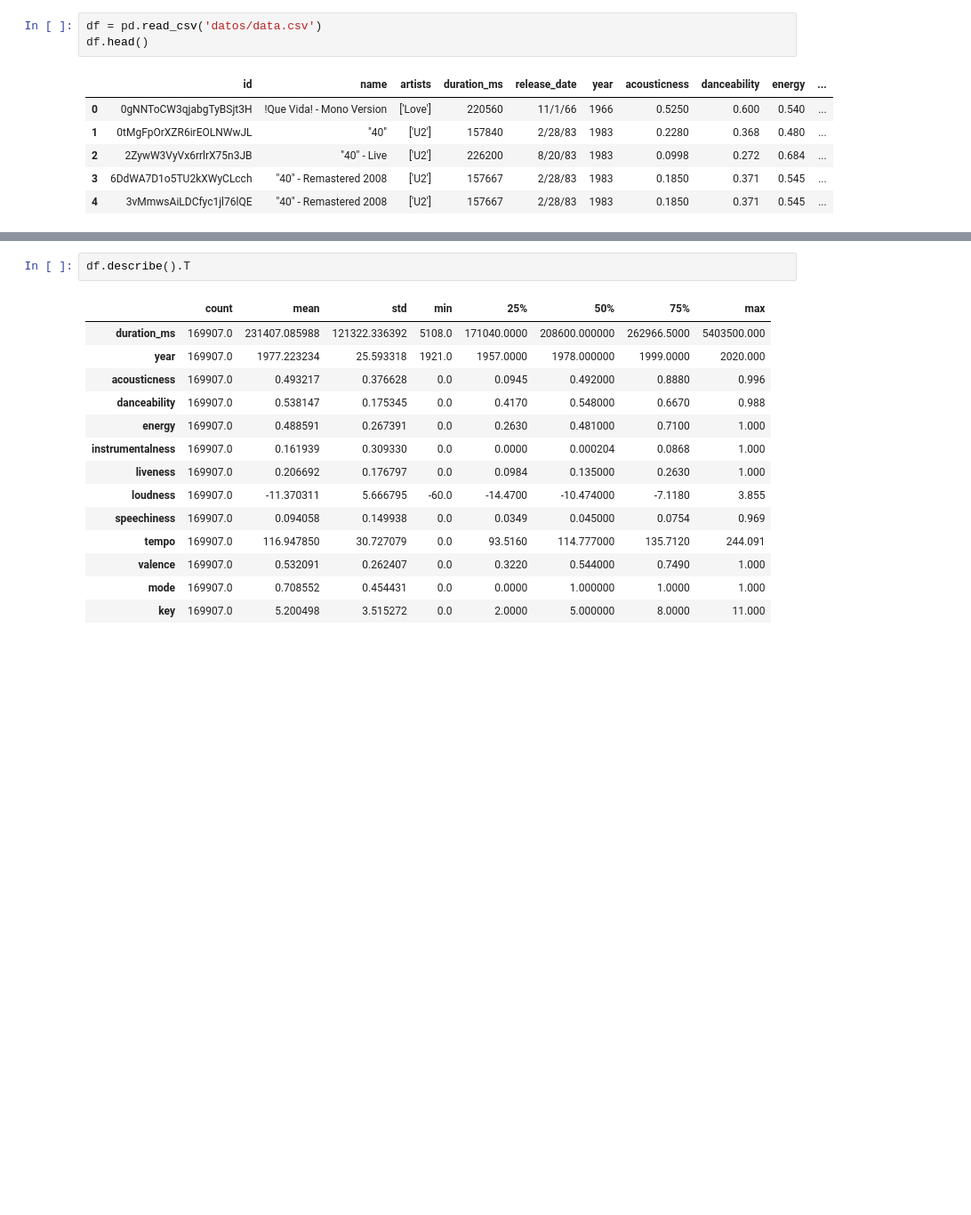
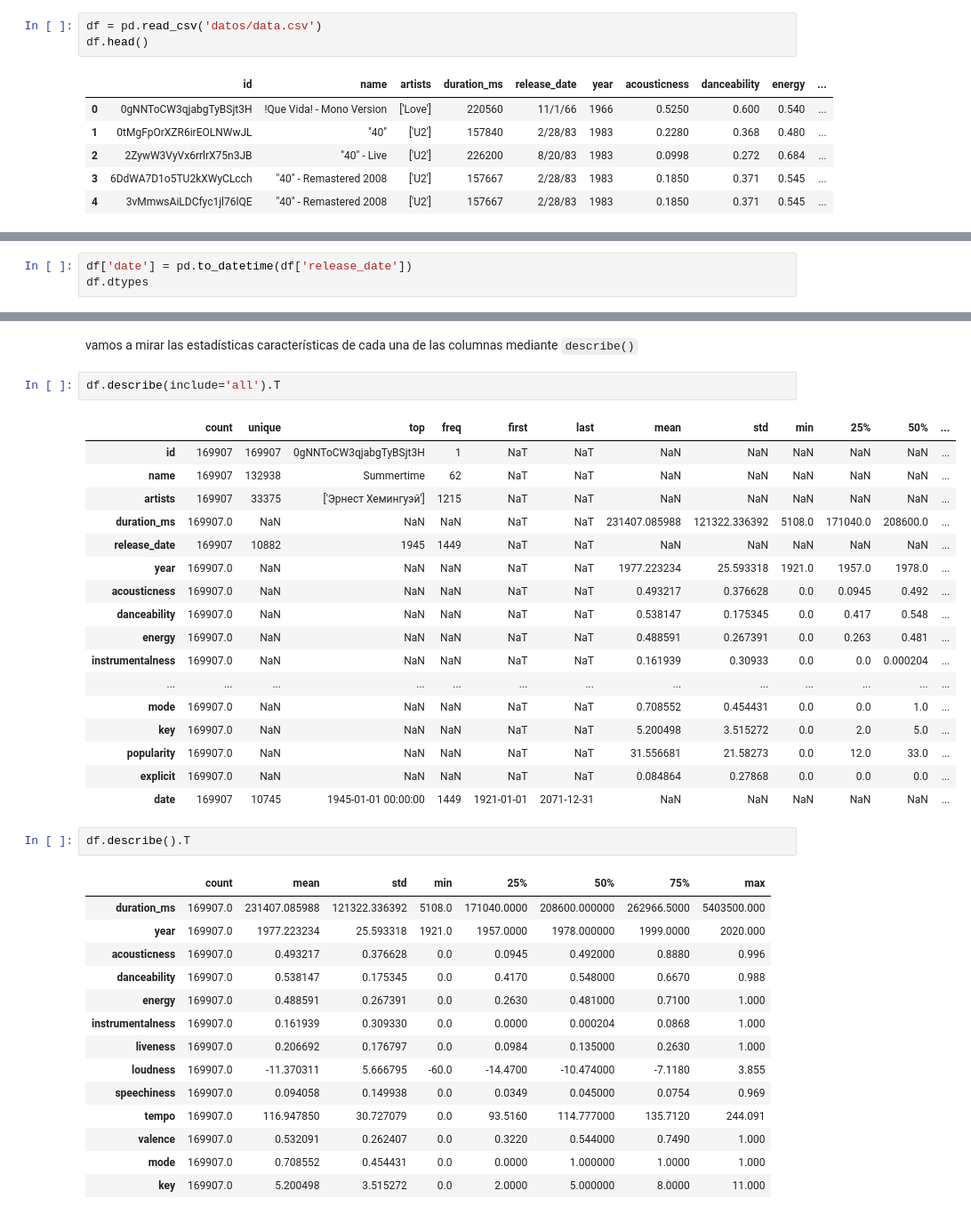
Before and after one commit to annassanchez/lab-eda, a Jupyter notebook: lab_eda_20221121.ipynb, the cells around one changed output, grey strips where cells are left out. Shown at 89% size. Drawn from its saved outputs; the diff is of its cells as text; blank space fills up the shorter version.

```diff
--- a/lab_eda_20221121.ipynb
+++ b/lab_eda_20221121.ipynb
@@ -40,0 +70,3 @@ mi dataset tiene los siguientes campos:
+# %%
+df['date'] = pd.to_datetime(df['release_date'])
+df.dtypes
@@ -41,3 +113,25 @@ mi dataset tiene los siguientes campos:
+# %% [markdown]
+vamos a mirar las estadísticas características de cada una de las columnas mediante `describe()`
+# %%
+df.describe(include='all').T
+# %% [output]
+|  | count | unique | top | freq | first | last | mean | std | min | 25% | 50% | ... |
+| id | 169907 | 169907 | 0gNNToCW3qjabgTyBSjt3H | 1 | NaT | NaT | NaN | NaN | NaN | NaN | NaN | ... |
+| name | 169907 | 132938 | Summertime | 62 | NaT | NaT | NaN | NaN | NaN | NaN | NaN | ... |
+| artists | 169907 | 33375 | ['Эрнест Хемингуэй'] | 1215 | NaT | NaT | NaN | NaN | NaN | NaN | NaN | ... |
+| duration_ms | 169907.0 | NaN | NaN | NaN | NaT | NaT | 231407.085988 | 121322.336392 | 5108.0 | 171040.0 | 208600.0 | ... |
+| release_date | 169907 | 10882 | 1945 | 1449 | NaT | NaT | NaN | NaN | NaN | NaN | NaN | ... |
+| year | 169907.0 | NaN | NaN | NaN | NaT | NaT | 1977.223234 | 25.593318 | 1921.0 | 1957.0 | 1978.0 | ... |
+| acousticness | 169907.0 | NaN | NaN | NaN | NaT | NaT | 0.493217 | 0.376628 | 0.0 | 0.0945 | 0.492 | ... |
+| danceability | 169907.0 | NaN | NaN | NaN | NaT | NaT | 0.538147 | 0.175345 | 0.0 | 0.417 | 0.548 | ... |
+| energy | 169907.0 | NaN | NaN | NaN | NaT | NaT | 0.488591 | 0.267391 | 0.0 | 0.263 | 0.481 | ... |
+| instrumentalness | 169907.0 | NaN | NaN | NaN | NaT | NaT | 0.161939 | 0.30933 | 0.0 | 0.0 | 0.000204 | ... |
+| ... | ... | ... | ... | ... | ... | ... | ... | ... | ... | ... | ... | ... |
+| mode | 169907.0 | NaN | NaN | NaN | NaT | NaT | 0.708552 | 0.454431 | 0.0 | 0.0 | 1.0 | ... |
+| key | 169907.0 | NaN | NaN | NaN | NaT | NaT | 5.200498 | 3.515272 | 0.0 | 2.0 | 5.0 | ... |
+| popularity | 169907.0 | NaN | NaN | NaN | NaT | NaT | 31.556681 | 21.58273 | 0.0 | 12.0 | 33.0 | ... |
+| explicit | 169907.0 | NaN | NaN | NaN | NaT | NaT | 0.084864 | 0.27868 | 0.0 | 0.0 | 0.0 | ... |
+| date | 169907 | 10745 | 1945-01-01 00:00:00 | 1449 | 1921-01-01 | 2071-12-31 | NaN | NaN | NaN | NaN | NaN | ... |
 # %%
 df.describe().T
 # %% [output]
```
Also changed, not shown: parts of 14 cells of this notebook.
